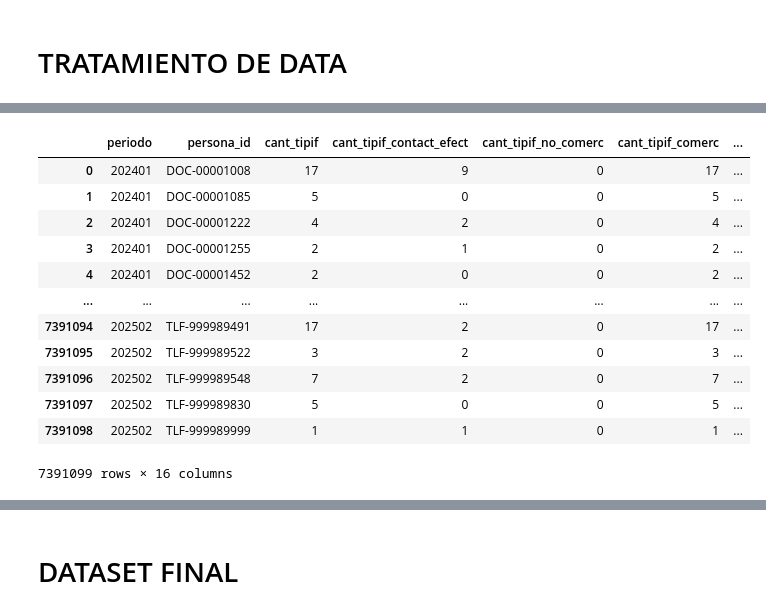
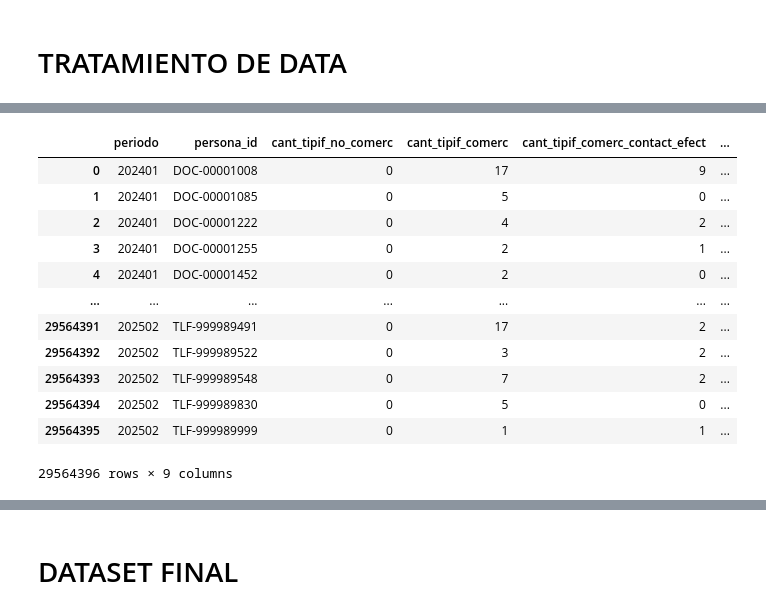
Before and after one commit to lrte-coe-data-analytics/modelo-zombies, a Jupyter notebook: notebooks/db_crm.ipynb, the cells around one changed output, grey strips where cells are left out. Cells and saved outputs as stored; diff of their text form; code cells hidden in the pictures.

```diff
--- a/notebooks/crm.ipynb
+++ b/notebooks/db_crm.ipynb
@@ -131,0 +156,4 @@ df_tipif
+# %%
+df_matr = pd.read_parquet( ruta_matricula )
+
+df_matr
@@ -135,7 +200,9 @@ df_tipif
 df_leads_periodo = pd.merge( df_leads[ [ 'lead_id' , 'opp_id' , 'contact_id' , 'fecha_lead' , 'documento' ] ] , df_contact[ [ 'contact_id' , 'documento' , 'cod_alumno' ] ] , how = 'left' , on = [ 'contact_id' ] )
 df_leads_periodo['documento'] = df_leads_periodo['documento_x'].fillna( df_leads_periodo['documento_y'] )
 
-df_leads_periodo = pd.merge( df_leads_periodo[ [ 'documento' , 'cod_alumno' , 'lead_id' , 'fecha_lead' ] ] , df_pers[ [ 'lead_id' , 'persona_id' ] ] , how = 'left' , on = [ 'lead_id' ] )
+df_leads_periodo = pd.merge( df_leads_periodo[ [ 'documento' , 'cod_alumno' , 'lead_id' , 'fecha_lead' , 'opp_id' ] ] , df_pers[ [ 'lead_id' , 'persona_id' ] ] , how = 'left' , on = [ 'lead_id' ] )
+df_leads_periodo = pd.merge( df_leads_periodo , df_opp[ [ 'opp_id' , 'fecha_opp' ] ] , how = 'left' , on = [ 'opp_id' ] )
+df_leads_periodo = pd.merge( df_leads_periodo , df_matr_pers , how = 'left' , on = [ 'persona_id' ] )
 
 df_pers_alumno = df_leads_periodo[ [ 'persona_id' , 'documento' , 'cod_alumno' ] ].copy()
 df_pers_alumno = df_pers_alumno.drop_duplicates().reset_index( drop = True )
@@ -145,8 +212,17 @@ for periodo in lista_periodos :
     fecha_inicio_periodo = dict_fechas_inicio_periodo[periodo]
     df_leads_periodo_temp = df_leads_periodo[ df_leads_periodo['fecha_lead'] < fecha_inicio_periodo ].copy()
     df_leads_periodo_temp['periodo'] = periodo
+    df_leads_periodo_temp['tiempo_vida_lead'] = ( fecha_inicio_periodo - df_leads_periodo_temp['fecha_lead'] ).dt.days
+    df_leads_periodo_temp['fecha_opp'] = np.where( df_leads_periodo_temp['fecha_opp'] < fecha_inicio_periodo , df_leads_periodo_temp['fecha_opp'] , np.datetime64('nat') )
+    df_leads_periodo_temp['tiempo_lead_oportunidad'] = ( df_leads_periodo_temp['fecha_opp'] - df_leads_periodo_temp['fecha_lead'] ).dt.days
+    df_leads_periodo_temp['fecha_pago_pm'] = np.where( df_leads_periodo_temp['fecha_pago_pm'] < fecha_inicio_periodo , df_leads_periodo_temp['fecha_pago_pm'] , np.datetime64('nat') )
+    df_leads_periodo_temp['fecha_pago_cm'] = np.where( df_leads_periodo_temp['fecha_pago_cm'] < fecha_inicio_periodo , df_leads_periodo_temp['fecha_pago_cm'] , np.datetime64('nat') )
     df_leads_periodo_temp = df_leads_periodo_temp.groupby( [ 'periodo' , 'persona_id' ] , as_index = False ).agg(
-        cant_lead_ids = ( 'lead_id' , 'nunique' ) ,
+        # cant_lead_ids = ( 'lead_id' , 'nunique' ) ,
+        tiempo_vida_lead = ( 'tiempo_vida_lead' , 'min' ) ,
+        tiempo_lead_oportunidad = ( 'tiempo_lead_oportunidad' , 'min' ) ,
+        fecha_pago_pm = ( 'fecha_pago_pm' , 'max' ) ,
+        fecha_pago_cm = ( 'fecha_pago_cm' , 'max' ) ,
     )
     lista_dfs.append( df_leads_periodo_temp )
 df_leads_periodo = pd.concat( lista_dfs , axis = 0 ).reset_index( drop = True )
@@ -183,47 +259,57 @@ display( df_leads_periodo )
 # %%
 df_tipif_periodo = df_tipif[ [ 'persona_id' , 'fecha_tipificacion' , 'cant_tipif' , 'cant_tipif_contact_efect' , 'cant_tipif_no_comerc' , 'cant_tipif_comerc' , 'cant_tipif_comerc_contact_efect' ] ].copy()
 df_tipif_periodo = df_tipif_periodo[ df_tipif_periodo['persona_id'].isin( df_pers_alumno['persona_id'].unique().tolist() ) ].copy().reset_index( drop = True )
 
 df_tipif_periodo['fecha_tipif_no_comerc'] = np.where( df_tipif_periodo['cant_tipif_no_comerc'] == 1 , df_tipif_periodo['fecha_tipificacion'] , np.datetime64('nat') )
 df_tipif_periodo['fecha_tipif_comerc_contact_efect'] = np.where( df_tipif_periodo['cant_tipif_comerc_contact_efect'] == 1 , df_tipif_periodo['fecha_tipificacion'] , np.datetime64('nat') )
 
 lista_dfs = []
 for periodo in lista_periodos :
     fecha_inicio_periodo = dict_fechas_inicio_periodo[periodo]
     df_tipif_periodo_temp = df_tipif_periodo[ df_tipif_periodo['fecha_tipificacion'] < fecha_inicio_periodo ].copy()
     df_tipif_periodo_temp['periodo'] = periodo
     df_tipif_periodo_temp = df_tipif_periodo_temp.groupby( [ 'periodo' , 'persona_id' ] , as_index = False ).agg(
-        cant_tipif = ( 'cant_tipif' , 'sum' ) ,
-        cant_tipif_contact_efect = ( 'cant_tipif_contact_efect' , 'sum' ) ,
+        # cant_tipif = ( 'cant_tipif' , 'sum' ) ,
+        # cant_tipif_contact_efect = ( 'cant_tipif_contact_efect' , 'sum' ) ,
         cant_tipif_no_comerc = ( 'cant_tipif_no_comerc' , 'sum' ) ,
         cant_tipif_comerc = ( 'cant_tipif_comerc' , 'sum' ) ,
         cant_tipif_comerc_contact_efect = ( 'cant_tipif_comerc_contact_efect' , 'sum' ) ,
-        fecha_prim_tipif = ( 'fecha_tipificacion' , 'min' ) ,
-        fecha_ult_tipif = ( 'fecha_tipificacion' , 'max' ) ,
-        fecha_prim_tipif_no_comerc = ( 'fecha_tipif_no_comerc' , 'min' ) ,
-        fecha_ult_tipif_no_comerc = ( 'fecha_tipif_no_comerc' , 'max' ) ,
-        fecha_prim_tipif_comerc_contact_efect = ( 'fecha_tipif_comerc_contact_efect' , 'min' ) ,
-        fecha_ult_tipif_comerc_contact_efect = ( 'fecha_tipif_comerc_contact_efect' , 'max' ) ,
+        # fecha_prim_tipif = ( 'fecha_tipificacion' , 'min' ) ,
+        # fecha_ult_tipif = ( 'fecha_tipificacion' , 'max' ) ,
+        # fecha_prim_tipif_no_comerc = ( 'fecha_tipif_no_comerc' , 'min' ) ,
+        # fecha_ult_tipif_no_comerc = ( 'fecha_tipif_no_comerc' , 'max' ) ,
+        # fecha_prim_tipif_comerc_contact_efect = ( 'fecha_tipif_comerc_contact_efect' , 'min' ) ,
+        # fecha_ult_tipif_comerc_contact_efect = ( 'fecha_tipif_comerc_contact_efect' , 'max' ) ,
     )
     lista_dfs.append( df_tipif_periodo_temp )
 df_tipif_periodo = pd.concat( lista_dfs , axis = 0 ).reset_index( drop = True )
 
-df_tipif_periodo['ratio_tipif_contact_efect'] = df_tipif_periodo['cant_tipif_contact_efect'] /df_tipif_periodo['cant_tipif']
-df_tipif_periodo['ratio_tipif_comerc'] = df_tipif_periodo['cant_tipif_comerc'] /df_tipif_periodo['cant_tipif']
+# df_tipif_periodo['ratio_tipif_contact_efect'] = df_tipif_periodo['cant_tipif_contact_efect'] /df_tipif_periodo['cant_tipif']
+# df_tipif_periodo['ratio_tipif_comerc'] = df_tipif_periodo['cant_tipif_comerc'] /df_tipif_periodo['cant_tipif']
 df_tipif_periodo['ratio_tipif_comerc_contact_efect'] = df_tipif_periodo['cant_tipif_comerc_contact_efect'] /df_tipif_periodo['cant_tipif_comerc']
 
+lista_dfs = []
+for n_semana in range( 1 , 5 ) :
+    df_tipif_periodo_temp = df_tipif_periodo.copy()
+    df_tipif_periodo_temp['semana_ciclo'] = n_semana
+    cant_dias = 7 * n_semana
+    df_tipif_periodo_temp['fecha_inicio_periodo'] = df_tipif_periodo_temp['periodo'].map( dict_fechas_inicio_periodo )
+    df_tipif_periodo_temp['fecha_corte'] = df_tipif_periodo_temp['fecha_inicio_periodo'] + timedelta( days = cant_dias )
+    lista_dfs.append( df_tipif_periodo_temp )
+df_tipif_periodo = pd.concat( lista_dfs , axis = 0 ).reset_index( drop = True )
+
 df_tipif_periodo
 # %% [output]
-|  | periodo | persona_id | cant_tipif | cant_tipif_contact_efect | cant_tipif_no_comerc | cant_tipif_comerc | ... |
-| 0 | 202401 | DOC-00001008 | 17 | 9 | 0 | 17 | ... |
-| 1 | 202401 | DOC-00001085 | 5 | 0 | 0 | 5 | ... |
-| 2 | 202401 | DOC-00001222 | 4 | 2 | 0 | 4 | ... |
-| 3 | 202401 | DOC-00001255 | 2 | 1 | 0 | 2 | ... |
-| 4 | 202401 | DOC-00001452 | 2 | 0 | 0 | 2 | ... |
-| ... | ... | ... | ... | ... | ... | ... | ... |
-| 7391094 | 202502 | TLF-999989491 | 17 | 2 | 0 | 17 | ... |
-| 7391095 | 202502 | TLF-999989522 | 3 | 2 | 0 | 3 | ... |
-| 7391096 | 202502 | TLF-999989548 | 7 | 2 | 0 | 7 | ... |
-| 7391097 | 202502 | TLF-999989830 | 5 | 0 | 0 | 5 | ... |
-| 7391098 | 202502 | TLF-999989999 | 1 | 1 | 0 | 1 | ... |
+|  | periodo | persona_id | cant_tipif_no_comerc | cant_tipif_comerc | cant_tipif_comerc_contact_efect | ... |
+| 0 | 202401 | DOC-00001008 | 0 | 17 | 9 | ... |
+| 1 | 202401 | DOC-00001085 | 0 | 5 | 0 | ... |
+| 2 | 202401 | DOC-00001222 | 0 | 4 | 2 | ... |
+| 3 | 202401 | DOC-00001255 | 0 | 2 | 1 | ... |
+| 4 | 202401 | DOC-00001452 | 0 | 2 | 0 | ... |
+| ... | ... | ... | ... | ... | ... | ... |
+| 29564391 | 202502 | TLF-999989491 | 0 | 17 | 2 | ... |
+| 29564392 | 202502 | TLF-999989522 | 0 | 3 | 2 | ... |
+| 29564393 | 202502 | TLF-999989548 | 0 | 7 | 2 | ... |
+| 29564394 | 202502 | TLF-999989830 | 0 | 5 | 0 | ... |
+| 29564395 | 202502 | TLF-999989999 | 0 | 1 | 1 | ... |
-7391099 rows × 16 columns
+29564396 rows × 9 columns
```
Also changed, not shown: parts of 11 cells of this notebook, 3 other files.
